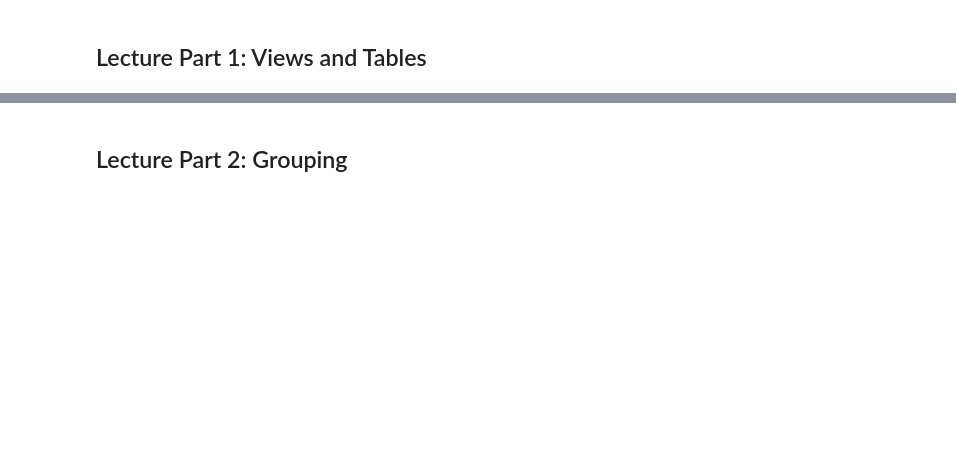
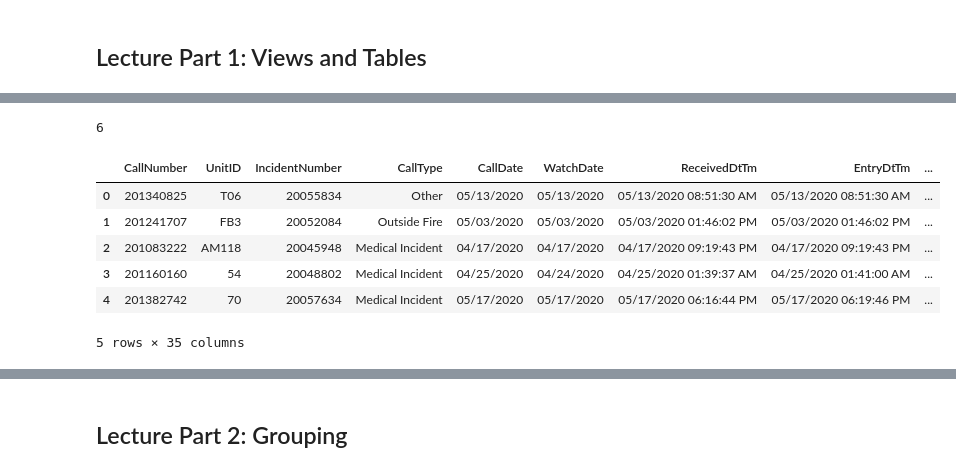
Before and after one commit to cs544-wisc/s23, a Jupyter notebook: lec/22-spark/nb/demo.ipynb, the cells around one changed output, grey strips where cells are left out. Drawn from its saved outputs; the diff is of its cells as text; code cells hidden in the pictures; blank space fills up the shorter version.

```diff
--- a/lec/22-spark/nb/demo.ipynb
+++ b/lec/22-spark/nb/demo.ipynb
@@ -54,0 +106,18 @@ spark.sql("SHOW TABLES").show()   # shows both views and tables
+# %%
+df.where(col("CallType").startswith("Odor")).rdd.getNumPartitions()
+# %% [output]
+6
+# %%
+spark.sql("""
+SELECT *
+FROM calls
+LIMIT 5
+""").toPandas()
+# %% [output]
+|  | CallNumber | UnitID | IncidentNumber | CallType | CallDate | WatchDate | ReceivedDtTm | EntryDtTm | ... |
+| 0 | 201340825 | T06 | 20055834 | Other | 05/13/2020 | 05/13/2020 | 05/13/2020 08:51:30 AM | 05/13/2020 08:51:30 AM | ... |
+| 1 | 201241707 | FB3 | 20052084 | Outside Fire | 05/03/2020 | 05/03/2020 | 05/03/2020 01:46:02 PM | 05/03/2020 01:46:02 PM | ... |
+| 2 | 201083222 | AM118 | 20045948 | Medical Incident | 04/17/2020 | 04/17/2020 | 04/17/2020 09:19:43 PM | 04/17/2020 09:19:43 PM | ... |
+| 3 | 201160160 | 54 | 20048802 | Medical Incident | 04/25/2020 | 04/24/2020 | 04/25/2020 01:39:37 AM | 04/25/2020 01:41:00 AM | ... |
+| 4 | 201382742 | 70 | 20057634 | Medical Incident | 05/17/2020 | 05/17/2020 | 05/17/2020 06:16:44 PM | 05/17/2020 06:19:46 PM | ... |
+5 rows × 35 columns
```
Also changed, not shown: parts of 24 cells of this notebook.
